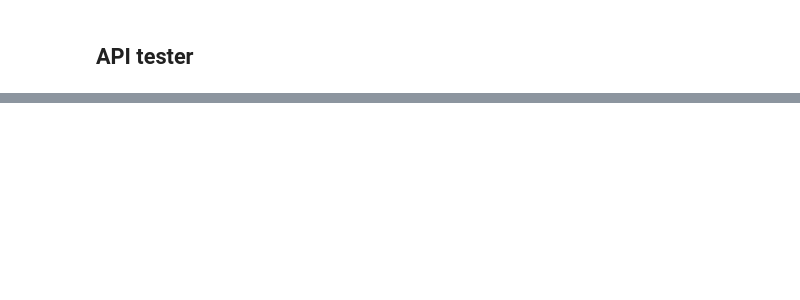
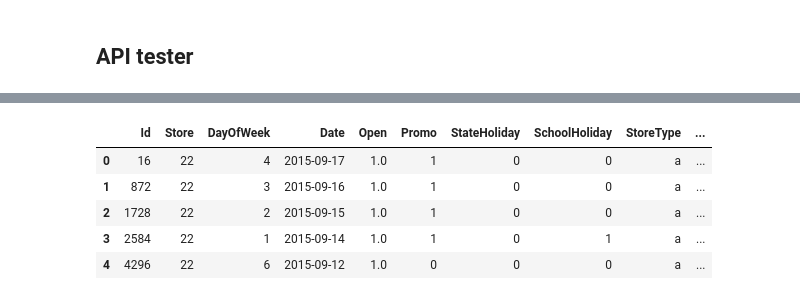
Before and after one commit to ViniciusKos/forecast_sales, a Jupyter notebook: forecast_sales.ipynb, the cells around one changed output, grey strips where cells are left out. Saved outputs shown, nothing was run; the diff lists cells and outputs as text; code cells hidden in the pictures; blank space fills up the shorter version.

```diff
--- a/forecast_sales.ipynb
+++ b/forecast_sales.ipynb
@@ -1602,0 +1603,11 @@ print( f'Status Code {r.status_code}')
+# %%
+d1 = pd.DataFrame( r.json(), columns=r.json()[0].keys())
+# %%
+d1.head()
+# %% [output]
+|  | Id | Store | DayOfWeek | Date | Open | Promo | StateHoliday | SchoolHoliday | StoreType | ... |
+| 0 | 16 | 22 | 4 | 2015-09-17 | 1.0 | 1 | 0 | 0 | a | ... |
+| 1 | 872 | 22 | 3 | 2015-09-16 | 1.0 | 1 | 0 | 0 | a | ... |
+| 2 | 1728 | 22 | 2 | 2015-09-15 | 1.0 | 1 | 0 | 0 | a | ... |
+| 3 | 2584 | 22 | 1 | 2015-09-14 | 1.0 | 1 | 0 | 1 | a | ... |
+| 4 | 4296 | 22 | 6 | 2015-09-12 | 1.0 | 0 | 0 | 0 | a | ... |
```
Also changed, not shown: parts of 29 cells of this notebook, 16 other files.
